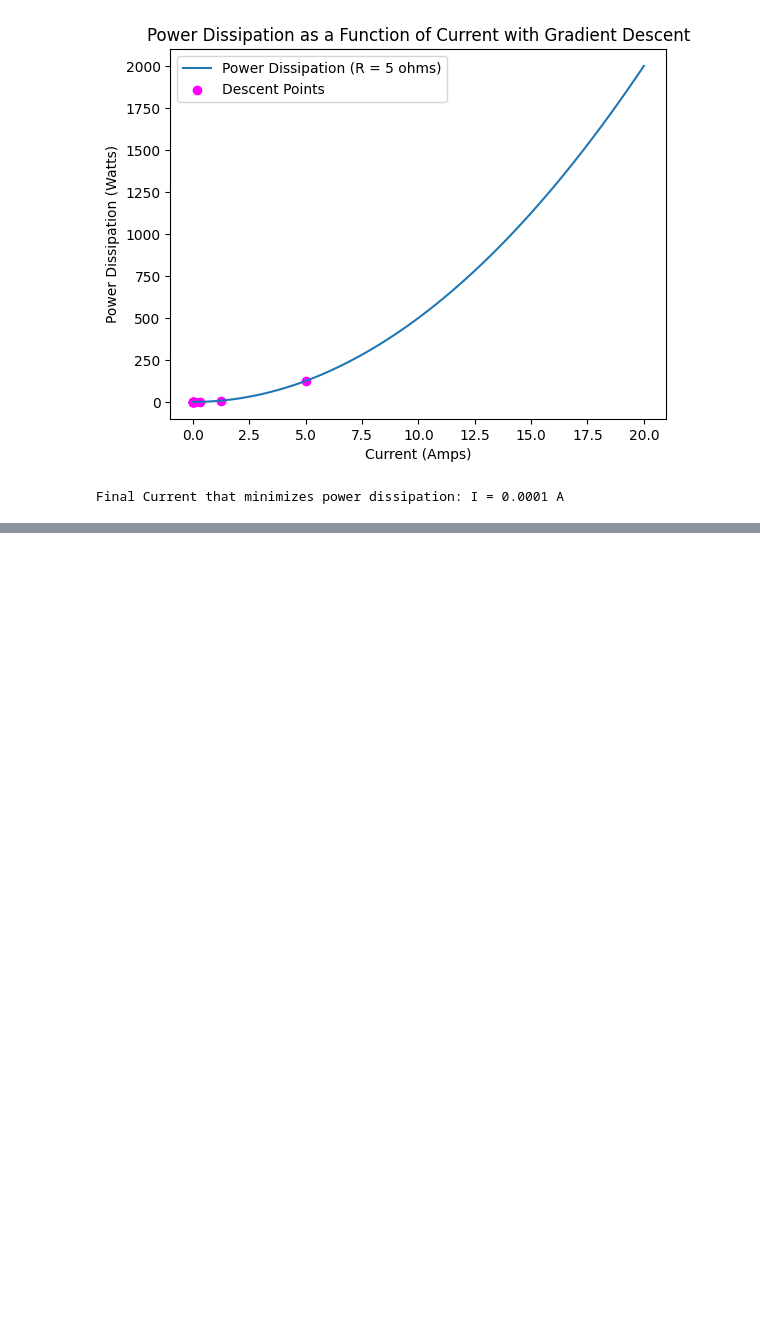
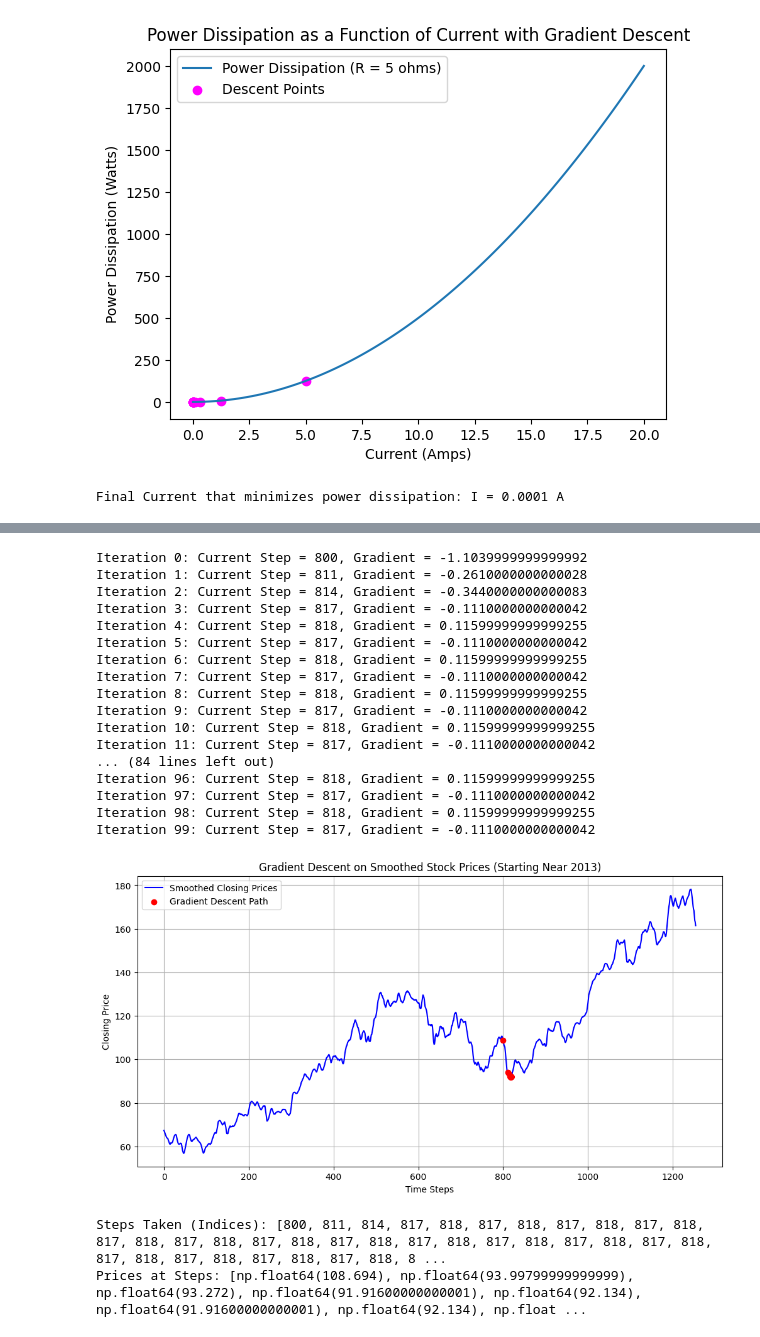
Before and after one commit to calbertiboms/INDE_577, a Jupyter notebook: Supervised Machine Learning/Gradient Descent/Gradient Descent.ipynb, the cells around one changed output, grey strips where cells are left out. Drawn from its saved outputs; the diff is of its cells as text; code cells hidden in the pictures; blank space fills up the shorter version.

```diff
--- a/Supervised Machine Learning/Gradient Descent/Gradient Descent.ipynb
+++ b/Supervised Machine Learning/Gradient Descent/Gradient Descent.ipynb
@@ -179,0 +258,12 @@ This project demonstrates how the Gradient Descent algorithm can be implemented
+# %%
+# Numerical gradient calculation
+def numerical_gradient(values, index, epsilon=1):
+    """
+    Compute the gradient at a given index using finite differences.
+    """
+    if index == 0:  # Forward difference for the first point
+        return (values[index + 1] - values[index]) / epsilon
+    elif index == len(values) - 1:  # Backward difference for the last point
+        return (values[index] - values[index - 1]) / epsilon
+    else:  # Central difference for other points
+        return (values[index + 1] - values[index - 1]) / (2 * epsilon)
@@ -179,0 +307,54 @@ This project demonstrates how the Gradient Descent algorithm can be implemented
+# %%
+# Smooth the stock prices using a moving average
+def smooth_prices(prices, window_size=5):
+    """
+    Smooth stock prices using a moving average.
+    """
+    return np.convolve(prices, np.ones(window_size) / window_size, mode='valid')
+
+smoothed_prices = smooth_prices(close_prices)
+# %%
+# Gradient descent implementation
+initial_step = 800  # Random start
+learning_rate = 10.0
+
+# Run gradient descent
+steps, losses = gradient_descent_stock(
+    smoothed_prices, learning_rate=learning_rate, initial_step=initial_step
+)
+
+# Plot the stock prices and gradient descent path
+plt.figure(figsize=(12, 6))
+plt.plot(range(len(smoothed_prices)), smoothed_prices, label='Smoothed Closing Prices', color='blue')
+plt.scatter(steps, [smoothed_prices[s] for s in steps], color='red', label='Gradient Descent Path', zorder=5)
+plt.title('Gradient Descent on Smoothed Stock Prices (Starting Near 2013)')
+plt.xlabel('Time Steps')
+plt.ylabel('Closing Price')
+plt.legend()
+plt.grid(True)
+plt.show()
+
+# Print results
+print("Steps Taken (Indices):", steps)
+print("Prices at Steps:", [smoothed_prices[s] for s in steps])
+# %% [output]
+Iteration 0: Current Step = 800, Gradient = -1.1039999999999992
+Iteration 1: Current Step = 811, Gradient = -0.2610000000000028
+Iteration 2: Current Step = 814, Gradient = -0.3440000000000083
+Iteration 3: Current Step = 817, Gradient = -0.1110000000000042
+Iteration 4: Current Step = 818, Gradient = 0.11599999999999255
+Iteration 5: Current Step = 817, Gradient = -0.1110000000000042
+Iteration 6: Current Step = 818, Gradient = 0.11599999999999255
+Iteration 7: Current Step = 817, Gradient = -0.1110000000000042
+Iteration 8: Current Step = 818, Gradient = 0.11599999999999255
+Iteration 9: Current Step = 817, Gradient = -0.1110000000000042
+Iteration 10: Current Step = 818, Gradient = 0.11599999999999255
+Iteration 11: Current Step = 817, Gradient = -0.1110000000000042
+... (84 lines left out)
+Iteration 96: Current Step = 818, Gradient = 0.11599999999999255
+Iteration 97: Current Step = 817, Gradient = -0.1110000000000042
+Iteration 98: Current Step = 818, Gradient = 0.11599999999999255
+Iteration 99: Current Step = 817, Gradient = -0.1110000000000042
+[figure, added]
+Steps Taken (Indices): [800, 811, 814, 817, 818, 817, 818, 817, 818, 817, 818, 817, 818, 817, 818, 817, 818, 817, 818, 817, 818, 817, 818, 817, 818, 817, 818, 817, 818, 817, 818, 817, 818, 817, 818, 8 ...
+Prices at Steps: [np.float64(108.694), np.float64(93.99799999999999), np.float64(93.272), np.float64(91.91600000000001), np.float64(92.134), np.float64(91.91600000000001), np.float64(92.134), np.float ...
```
Also changed, not shown: parts of 22 cells of this notebook.
